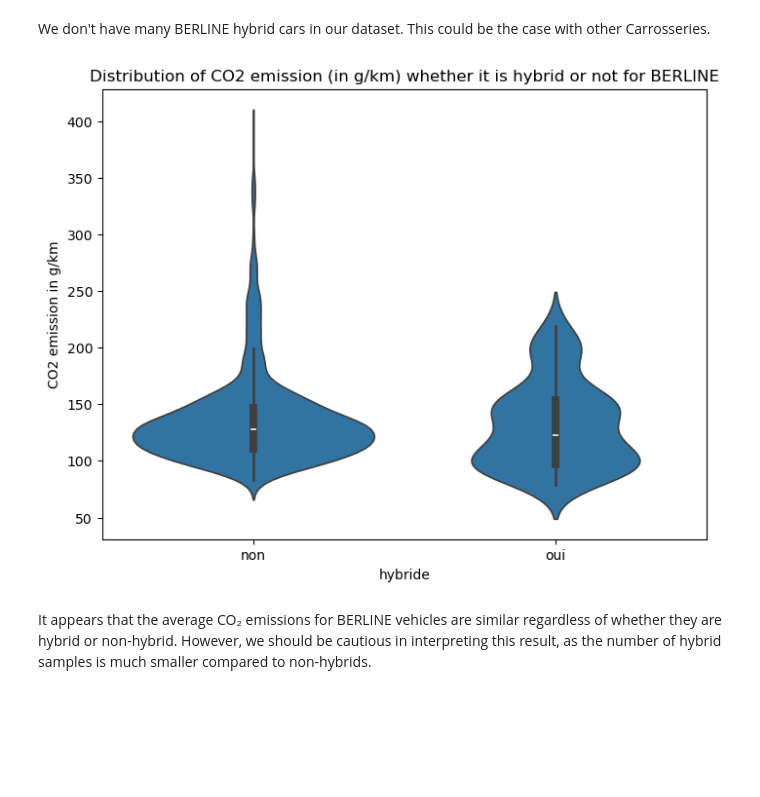
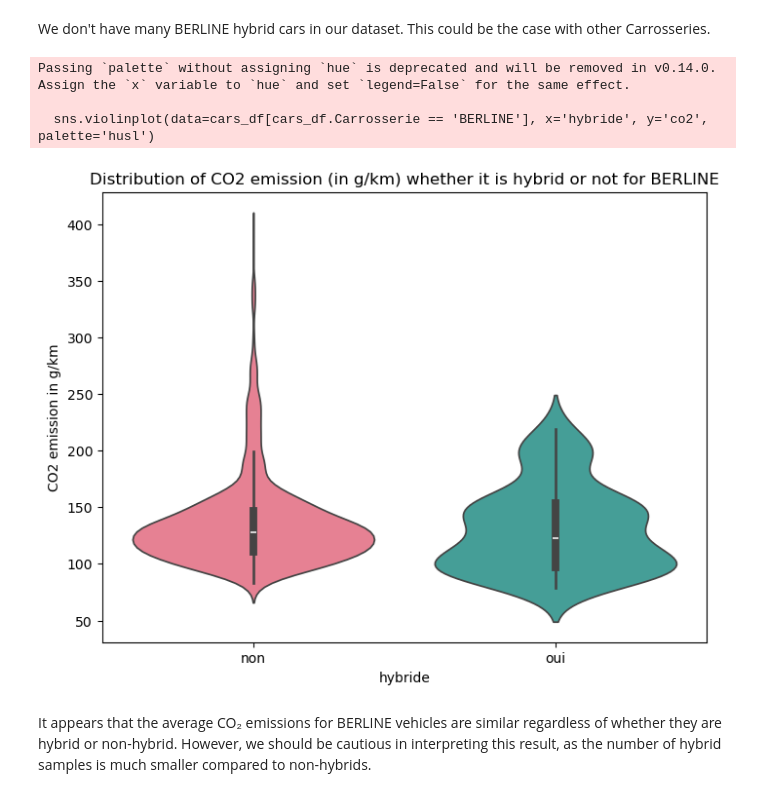
Before and after one commit to cynthia-francis/Prediction_CO2_Emissions_Cars, a Jupyter notebook: src/car_emissions_modeling.ipynb, the cells around one changed output. Cells and saved outputs as stored; diff of their text form; code cells hidden in the pictures; blank space fills up the shorter version.

```diff
--- a/src/car_emissions_modeling.ipynb
+++ b/src/car_emissions_modeling.ipynb
@@ -69,8 +69,8 @@ import pandas as pd
 # ----------------------------------------
 # - sep=';' because the CSV uses semicolon delimiters (common in French-format CSVs)
 # - encoding='latin1' handles French special characters (accents, etc.)
-cars_df = pd.read_csv('data/mars-2014-complete.csv', sep=';', encoding='latin1')
-dictionary_df = pd.read_excel('data/carlab-annuaire-variable.xlsx')
+cars_df = pd.read_csv('../data/mars-2014-complete.csv', sep=';', encoding='latin1')
+dictionary_df = pd.read_excel('../data/carlab-annuaire-variable.xlsx')
 
 # ----------------------------------------
 # 👀 Preview the datasets
@@ -578,12 +620,15 @@ We don't have many BERLINE hybrid cars in our dataset. This could be the case wi
 # %%
 # Plot co2 distribution whether it is hybrid or not for BERLINE
 plt.figure(figsize=(8,6))
-sns.violinplot(data=cars_df[cars_df.Carrosserie == 'BERLINE'], x='hybride', y='co2')
+sns.violinplot(data=cars_df[cars_df.Carrosserie == 'BERLINE'], x='hybride', y='co2', palette='husl')
 plt.title('Distribution of CO2 emission (in g/km) whether it is hybrid or not for BERLINE')
 plt.ylabel('CO2 emission in g/km')
 plt.show()
 # %% [output]
+Passing `palette` without assigning `hue` is deprecated and will be removed in v0.14.0. Assign the `x` variable to `hue` and set `legend=False` for the same effect.
+
+  sns.violinplot(data=cars_df[cars_df.Carrosserie == 'BERLINE'], x='hybride', y='co2', palette='husl')
-[figure, old version]
+[figure, new version]
 # %% [markdown]
 It appears that the average CO₂ emissions for BERLINE vehicles are similar regardless of whether they are hybrid or non-hybrid. However, we should be cautious in interpreting this result, as the number of hybrid samples is much smaller compared to non-hybrids.
 # %% [markdown]
```
Also changed, not shown: parts of 17 cells of this notebook, 6 other files.
